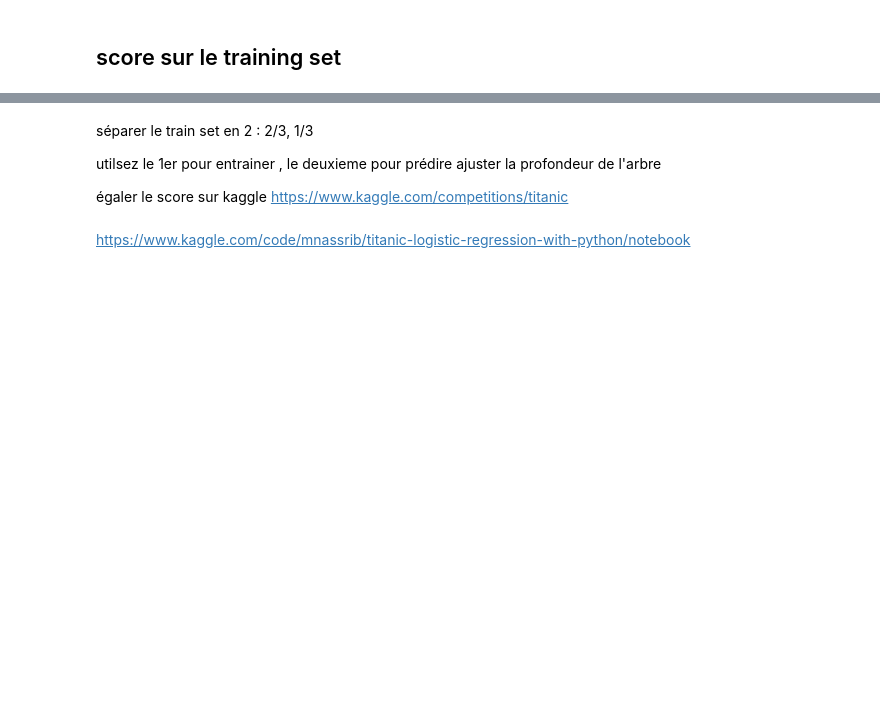
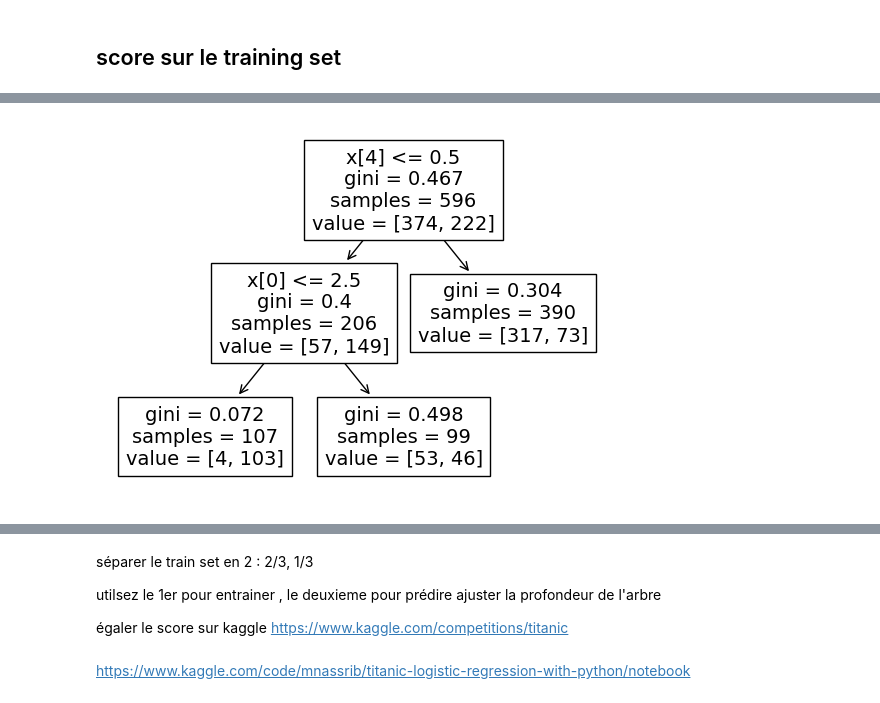
Before and after one commit to louis-chevallier/scikit-exercises, a Jupyter notebook: git/titanic.ipynb, the cells around one changed output, grey strips where cells are left out. Drawn from its saved outputs; the diff is of its cells as text; code cells hidden in the pictures; blank space fills up the shorter version.

```diff
--- a/git/titanic.ipynb
+++ b/git/titanic.ipynb
@@ -200,0 +225,5 @@ plt.show()
+# %%
+tree.plot_tree(clf)
+plt.show()
+# %% [output]
+[figure, added]
```
Also changed, not shown: parts of 11 cells of this notebook, 4 other files.
